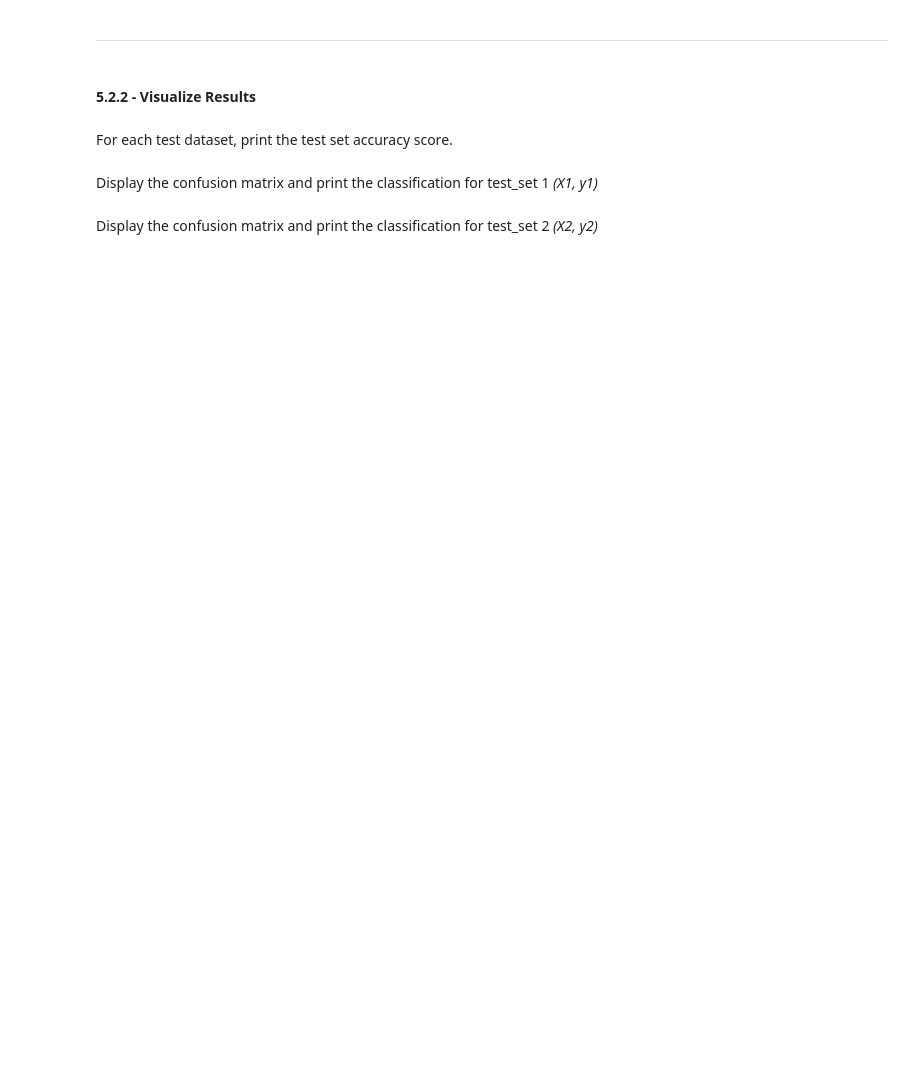
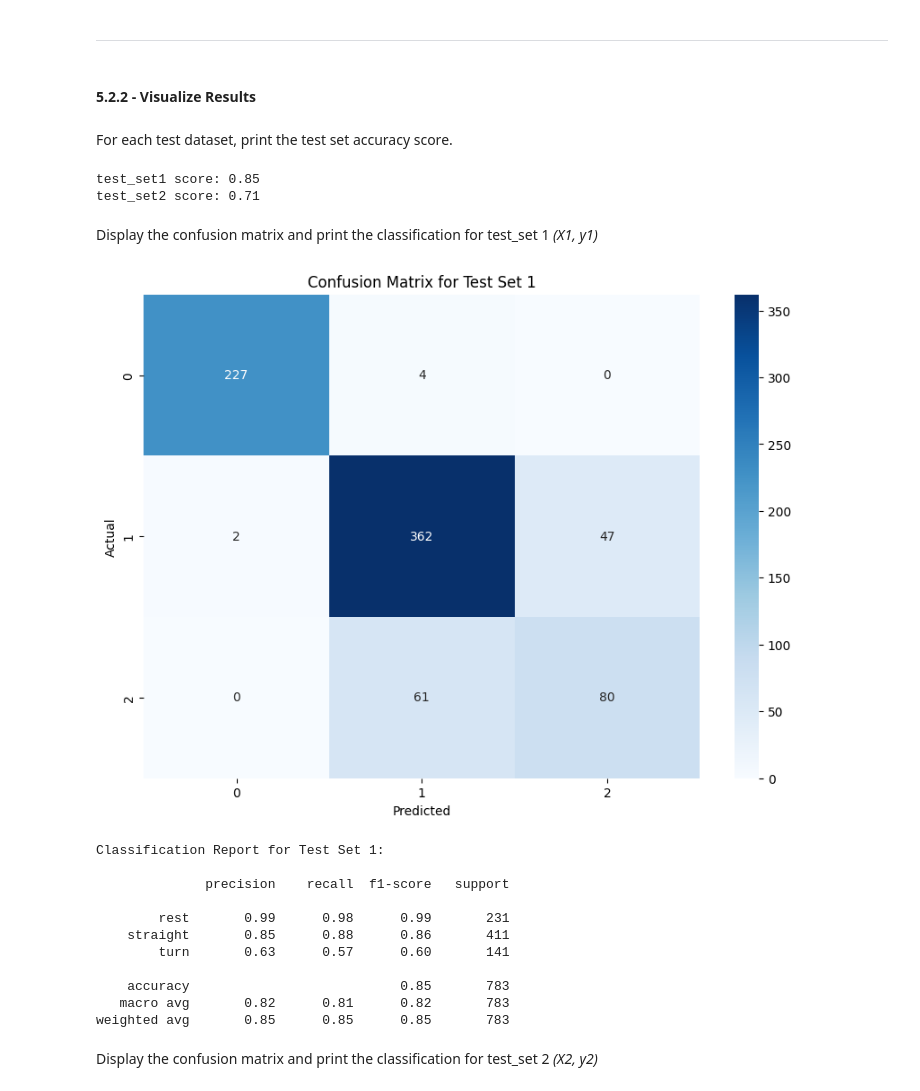
Before and after one commit to ShaikhSikanderAli/engg680_2024_fall, a Jupyter notebook: Lab_Assignment4/Assignment 4.ipynb, the cells around one changed output. Drawn from its saved outputs; the diff is of its cells as text; code cells hidden in the pictures; blank space fills up the shorter version.

```diff
--- a/Lab_Assignment4/Assignment 4.ipynb
+++ b/Lab_Assignment4/Assignment 4.ipynb
@@ -1511,0 +1511,5 @@ Similar to the steps from **1.2.2** and perform model training and tuning using
+# %%
+from sklearn.model_selection import train_test_split
+# TODO - Perform train/test split
+# Perform train/test split, with 30% data for testing
+X_train, X_test, y_train, y_test = train_test_split(X, y, test_size=0.3, random_state=42, stratify=y)
@@ -1547,6 +1628,8 @@ The model trained in 5.1, is to be tested on the independent datasets, that is t
 Seperate the testsets into features and target vectors *(X1, y1)* and *(X2,y2)*
 # %%
 # TODO - Load the target vector from test_set1 into y1, and the selected features from test_set1 into X1
-# y1 =
-# X1 =
+selected_features = ['ax_var', 'ay_var', 'az_sum', 'a_sum', 'gz_var']
+target_column = 'motion_state'
+y1 = test_set1[target_column]
+X1 = test_set1[selected_features]
 X1.head(2)
@@ -1563,7 +1656,13 @@ ___
 For each test dataset, print the test set accuracy score.
 # %%
 # TODO - Print test score accuracies for test_set1 and test_set2
-#print("test_set1 score: {:.2f}".format(???))
-#print("test_set2 score: {:.2f}".format(???))
+test_set1_score = grid.score(X1, y1)
+print("test_set1 score: {:.2f}".format(test_set1_score))
+
+test_set2_score = grid.score(X2, y2)
+print("test_set2 score: {:.2f}".format(test_set2_score))
+# %% [output]
+test_set1 score: 0.85
+test_set2 score: 0.71
 # %% [markdown]
 Display the confusion matrix and print the classification for test_set 1 *(X1, y1)*
@@ -1572,2 +1669,38 @@ Display the confusion matrix and print the classification for test_set 1 *(X1, y
+# %%
+# TODO - Display confusion matrix and print classification report for (X1, y1)
+from sklearn.metrics import confusion_matrix, classification_report
+import matplotlib.pyplot as plt
+import seaborn as sns
+
+# Get predictions for the test set 1
+y1_pred = grid.predict(X1)
+
+# Compute the confusion matrix
+conf_matrix = confusion_matrix(y1, y1_pred)
+
+# Display the confusion matrix as a heatmap
+plt.figure(figsize=(10, 7))
+sns.heatmap(conf_matrix, annot=True, fmt='d', cmap='Blues')
+plt.xlabel('Predicted')
+plt.ylabel('Actual')
+plt.title('Confusion Matrix for Test Set 1')
+plt.show()
+
+# Print the classification report
+print("Classification Report for Test Set 1:\n")
+print(classification_report(y1, y1_pred))
+# %% [output]
+[figure, added]
+Classification Report for Test Set 1:
+
+              precision    recall  f1-score   support
+
+        rest       0.99      0.98      0.99       231
+    straight       0.85      0.88      0.86       411
+        turn       0.63      0.57      0.60       141
+
+    accuracy                           0.85       783
+   macro avg       0.82      0.81      0.82       783
+weighted avg       0.85      0.85      0.85       783
 # %% [markdown]
 Display the confusion matrix and print the classification for test_set 2 *(X2, y2)*
```
Also changed, not shown: parts of 21 cells of this notebook, 1 other file.
